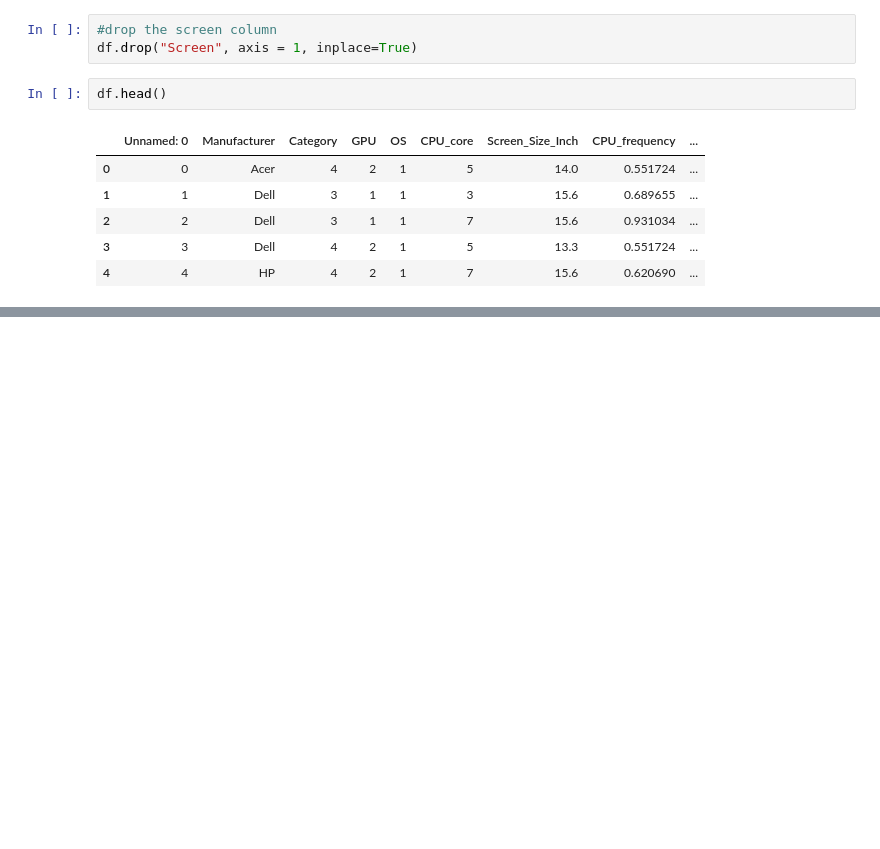
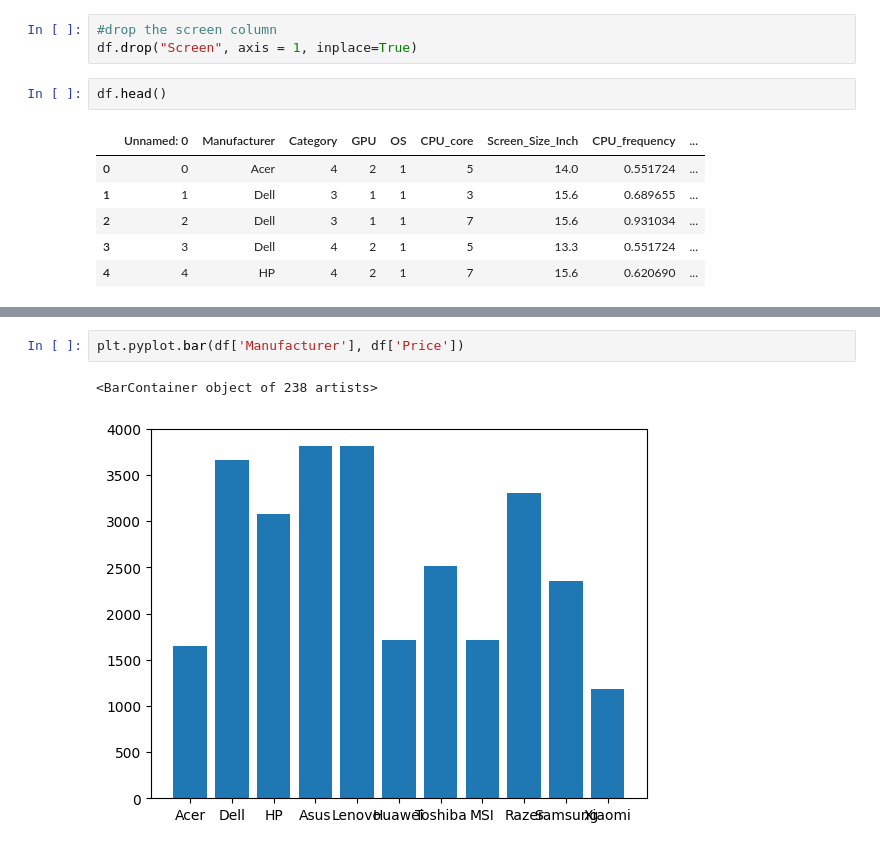
Before and after one commit to VishSeran/Data-Preprocessing-ML, a Jupyter notebook: LaptopPricing.ipynb, the cells around one changed output, grey strips where cells are left out. Drawn from its saved outputs; the diff is of its cells as text; blank space fills up the shorter version.

```diff
--- a/LaptopPricing.ipynb
+++ b/LaptopPricing.ipynb
@@ -357,0 +385,5 @@ df.head()
+# %%
+plt.pyplot.bar(df['Manufacturer'], df['Price'])
+# %% [output]
+<BarContainer object of 238 artists>
+[figure, added]
```
Also changed, not shown: parts of 10 cells of this notebook.
